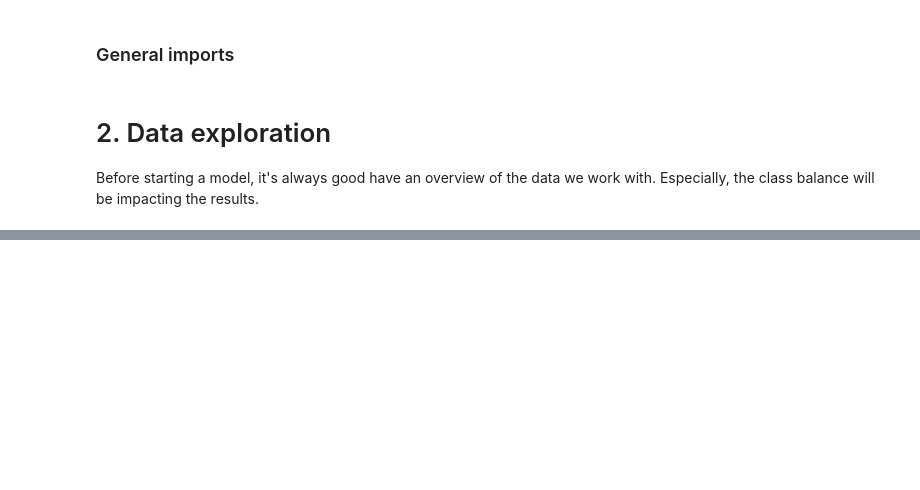
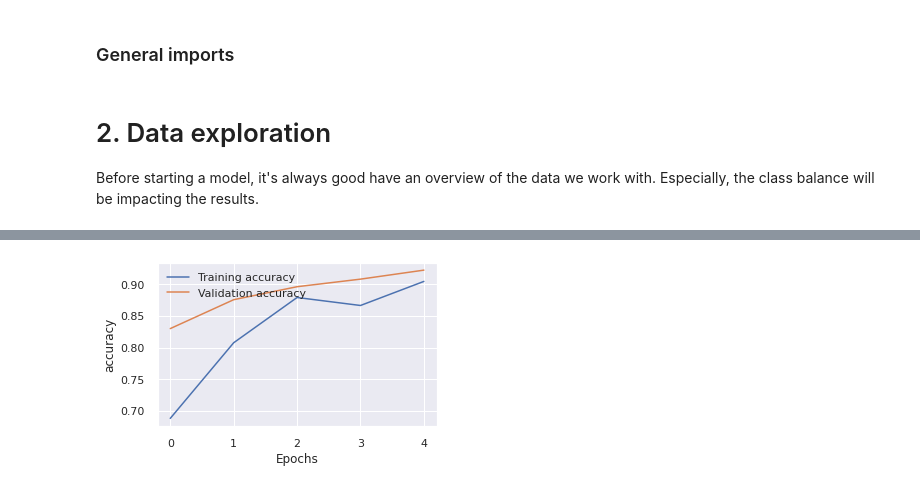
Before and after one commit to nasserdr/computer_vision_with_azure_course, a Jupyter notebook: 2_semantic_segmentation/Exercise2_training_deeplab.ipynb, the cells around one changed output, grey strips where cells are left out. Drawn from its saved outputs; the diff is of its cells as text; code cells hidden in the pictures; blank space fills up the shorter version.

```diff
--- a/2_semantic_segmentation/Exercise2_training_deeplab.ipynb
+++ b/2_semantic_segmentation/Exercise2_training_deeplab.ipynb
@@ -390,0 +481,4 @@ KeyboardInterrupt:
+# %%
+plt_learn.plotMetric('accuracy')
+# %% [output]
+[figure, added]
```
Also changed, not shown: parts of 32 cells of this notebook, 3 other files.
